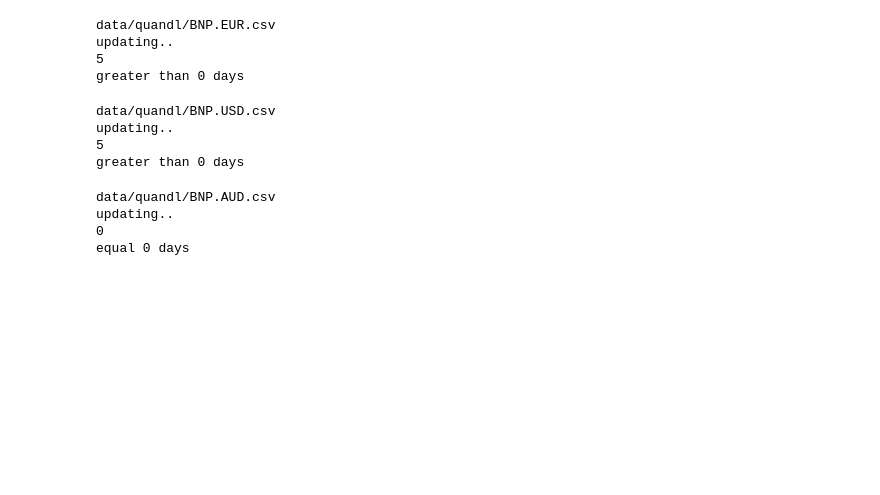
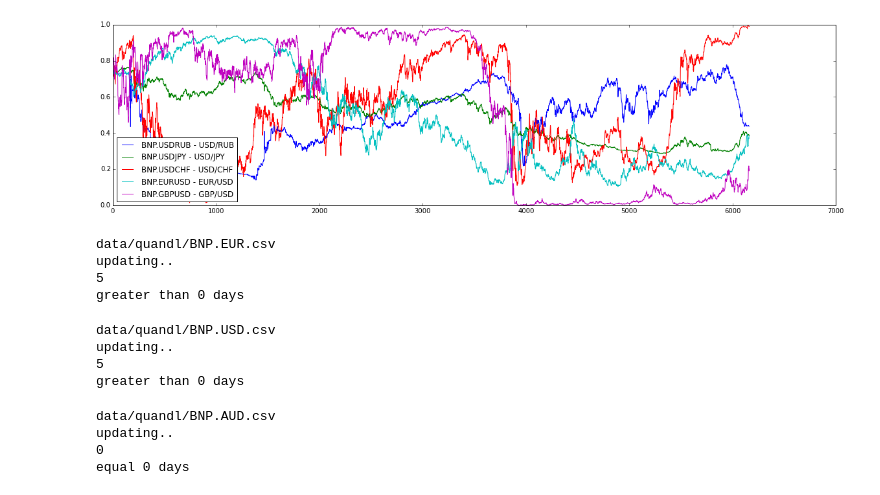
Before and after one commit to qorelogic/ml2, a Jupyter notebook: bin/quandl-fun.ipynb, the cells around one changed output. Saved outputs shown, nothing was run; the diff lists cells and outputs as text; code cells hidden in the pictures; blank space fills up the shorter version.

```diff
--- a/bin/quandl-fun.ipynb
+++ b/bin/quandl-fun.ipynb
@@ -33,3 +43,17 @@ greater than 0 days
+# %%
+dr = dr.fillna(method='bfill')
+drdiff = n.diff(dr)
+#drdiff = normalizeme(drdiff)
+drdiff = normalizeme2(drdiff, index=dr.index, columns=hds)
+drdiff = sigmoidme(drdiff)
+drdiff = p.DataFrame(drdiff, index=dr.index, columns=hds)
+#print drdiff.tail(2)
+#print drdiff
+plot(drdiff)
+legend(hds,3)
+show()
+# %% [output]
+[figure, added]
 # %%
 pa = ''
 # 2
```
Also changed, not shown: parts of 2 cells of this notebook, 1 other file.
